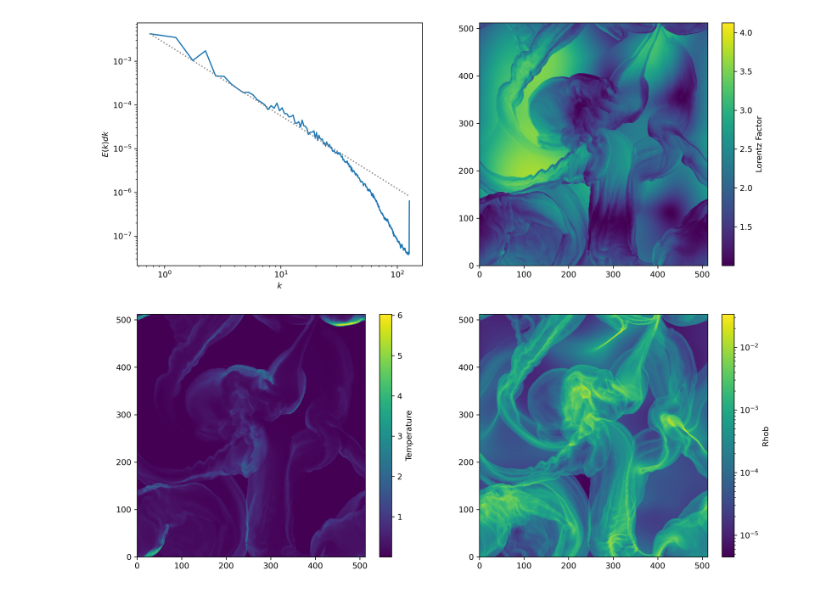
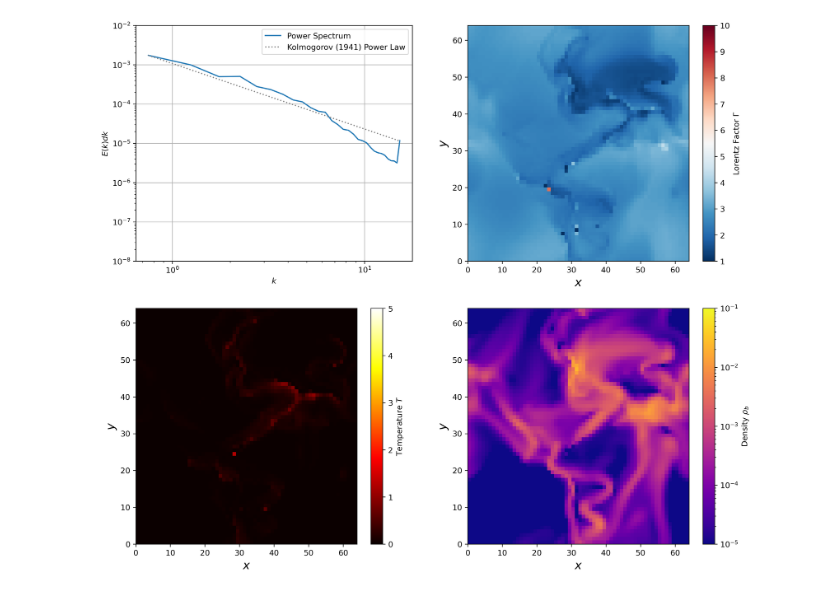
Before and after one commit to Anur-R/RMHD-Odin, a Jupyter notebook: Analysis.ipynb, the cells around one changed output. Saved outputs shown, nothing was run; the diff lists cells and outputs as text; code cells hidden in the pictures.

```diff
--- a/Analysis.ipynb
+++ b/Analysis.ipynb
@@ -6,8 +6,6 @@ import numpy as np
 import os
 import functions
 # %%
-data_dir = r'0.1_1e6_2'
-snapshot = r'plt02048'
+data_dir = r'test'
+snapshot = r'plt01280'
 test_fields = ['RHOB', 'WVX', 'WVY', 'WVZ', 'EPS']
-
-ds, cube = functions.load_snapshot(data_dir+'/' + snapshot, test_fields)
@@ -19,6 +61,44 @@ yt : [INFO     ] 2024-07-01 12:50:12,670 Parameters: domain_right_edge         =
 # %%
+ds, cube = functions.load_snapshot(data_dir+ '/' + snapshot, test_fields)
+
 rho = cube["RHOB"].d
 eps = cube["EPS"].d
 temp = eps/rho
+
 lorentz = functions.lorentz(cube)
+
 k, E_spectrum = functions.make_ke_ps(ds, cube)
+index = np.argmax(E_spectrum)
+kmax = k[index]
+Emax = E_spectrum[index]
+
+
+fig, ax = plt.subplots(2, 2, figsize=(14,12), dpi=300)
+
+ax[0, 0].loglog(k, E_spectrum, label='Power Spectrum')
+ax[0, 0].loglog(k, Emax*(k/kmax)**(-5/3), ls=':', color="0.5", label='Kolmogorov (1941) Power Law')
+ax[0, 0].set_xlabel(r"$k$")
+ax[0, 0].set_ylabel(r"$E(k)dk$")
+ax[0, 0].set_ylim(1e-8, 1e-2)
+ax[0, 0].grid()
+ax[0, 0].legend()
+
+im1 = ax[0, 1].pcolormesh(lorentz[:,:,32], cmap='RdBu_r', vmin = 1, vmax=10)
+ax[0, 1].set_xlabel(r'$x$', fontsize=15)
+ax[0, 1].set_ylabel(r'$y$', fontsize=15)
+fig.colorbar(im1, ax=ax[0,1], label=r'Lorentz Factor $\Gamma$')
+
+im2 = ax[1, 0].pcolormesh(temp[:,:,32], cmap="hot", vmin = 0, vmax = 5)
+ax[1, 0].set_xlabel(r'$x$', fontsize=15)
+ax[1, 0].set_ylabel(r'$y$', fontsize=15)
+fig.colorbar(im2, ax=ax[1,0], label=r'Temperature $T$')
+
+im3 = ax[1, 1].pcolormesh(rho[:, :, 32], cmap='plasma', norm=colors.LogNorm(vmin = 1e-5, vmax = 1e-1))
+ax[1, 1].set_xlabel(r'$x$', fontsize=15)
+ax[1, 1].set_ylabel(r'$y$', fontsize=15)
+fig.colorbar(im3, ax=ax[1,1], label=r'Density $\rho_b$')
+
+#plt.show()
+os.makedirs(f'figures/{data_dir}', exist_ok=True)
+plt.savefig(f'figures/{data_dir}/{snapshot}.png', dpi=300)
+# %% [output]
@@ -24,0 +109 @@ k, E_spectrum = functions.make_ke_ps(ds, cube)
+[figure, added]
@@ -29,22 +109,0 @@ Emax = E_spectrum[index]
-# %%
-fig, ax = plt.subplots(2, 2, figsize=(14,12), dpi=300)
-
-ax[0, 0].loglog(k, E_spectrum)
-ax[0, 0].loglog(k, Emax*(k/kmax)**(-5/3), ls=':', color="0.5")
-ax[0, 0].set_xlabel(r"$k$")
-ax[0, 0].set_ylabel(r"$E(k)dk$")
-
-im1 = ax[0, 1].pcolormesh(lorentz[:,:,0])
-fig.colorbar(im1, ax=ax[0,1], label=r'Lorentz Factor')
-
-im2 = ax[1, 0].pcolormesh(temp[:,:,0])
-fig.colorbar(im2, ax=ax[1,0], label=r'Temperature')
-
-im3 = ax[1, 1].pcolormesh(rho[:, :, 0], norm=colors.LogNorm())
-fig.colorbar(im3, ax=ax[1,1], label=r'Rhob')
-
-#plt.show()
-os.makedirs(f'figures/{data_dir}', exist_ok=True)
-plt.savefig(f'figures/{data_dir}/{snapshot}.png', dpi=300)
-# %% [output]
-[figure, removed]
```
Also changed, not shown: parts of 5 cells of this notebook, 2 other files.
